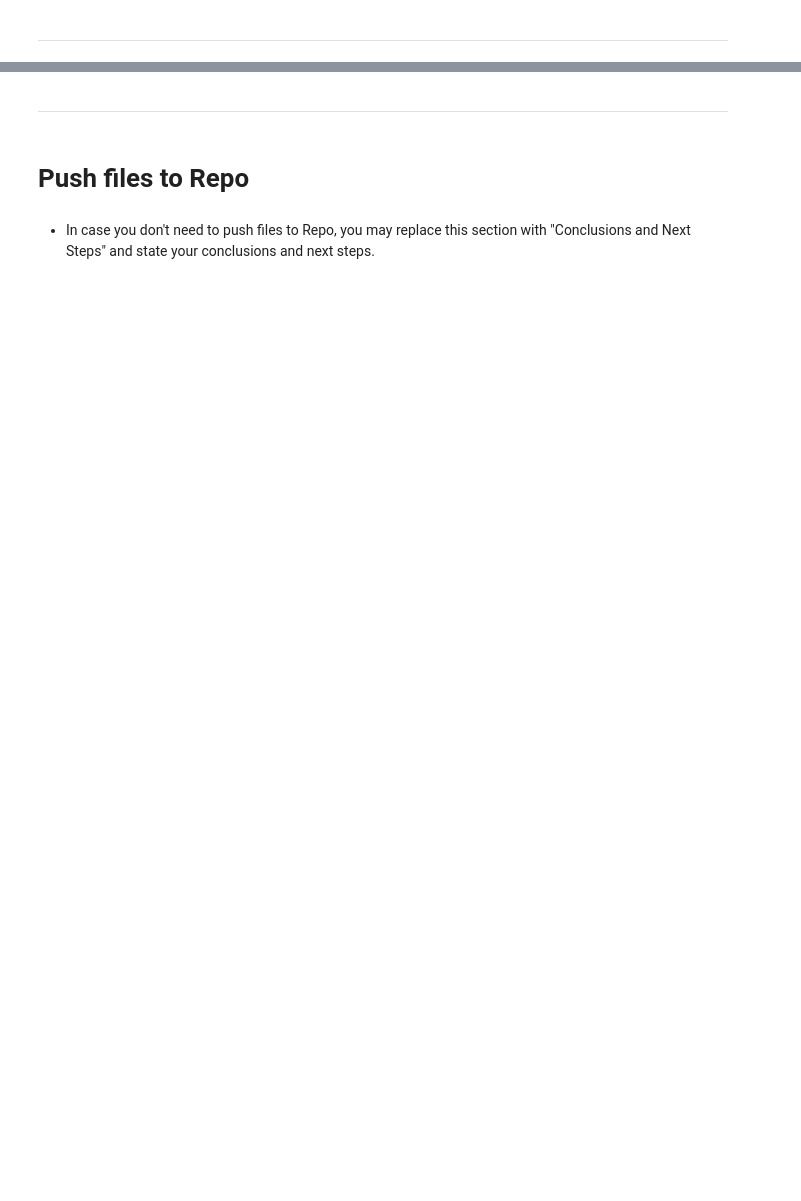
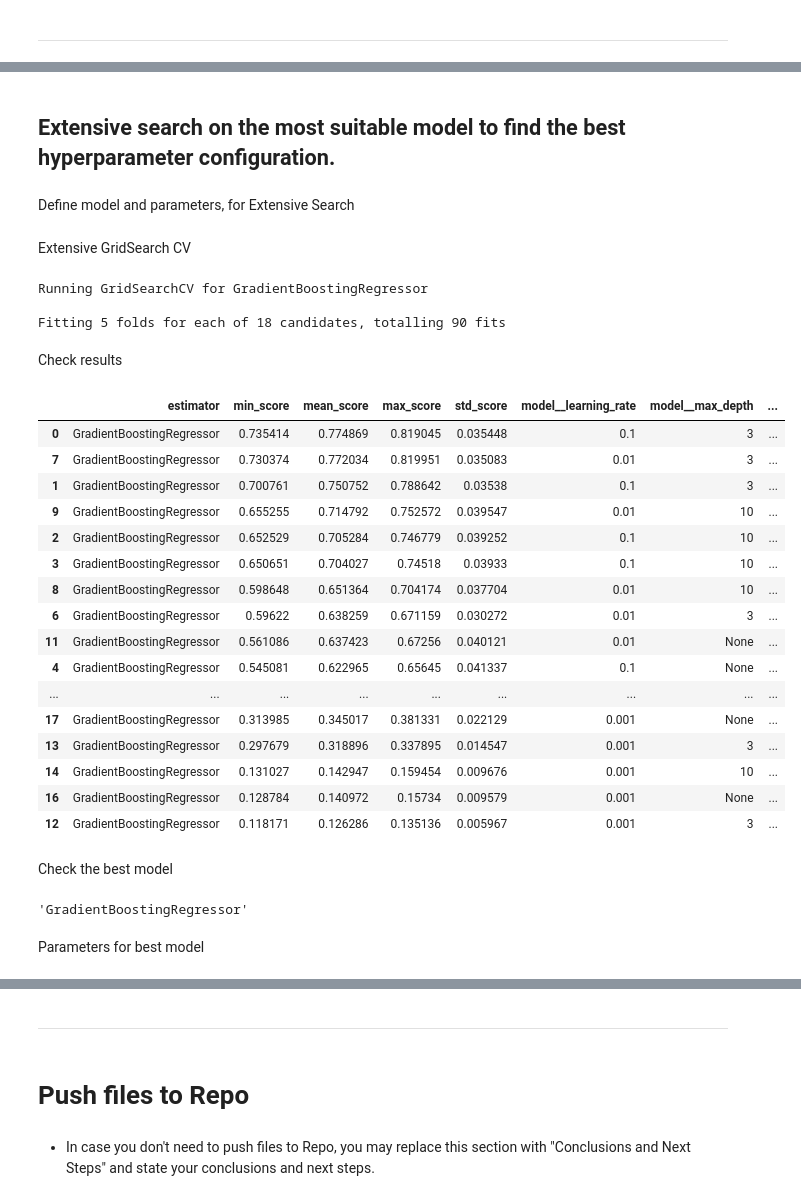
Before and after one commit to Cosmin1907/bitcoin-forecast, a Jupyter notebook: jupyter_notebooks/05 - Modeling and Evaluation - Predict Close.ipynb, the cells around one changed output, grey strips where cells are left out. Cells and saved outputs as stored; diff of their text form; code cells hidden in the pictures; blank space fills up the shorter version.

```diff
--- a/jupyter_notebooks/05 - Modeling and Evaluation - Predict Close.ipynb
+++ b/jupyter_notebooks/05 - Modeling and Evaluation - Predict Close.ipynb
@@ -60,0 +181,11 @@ NOTE
+# %%
+from sklearn.model_selection import train_test_split
+X_train, X_test, y_train, y_test = train_test_split(
+    df.drop(['close'], axis=1),
+    df['close'],
+    test_size=0.2,
+    random_state=0
+)
+
+print("* Train set:", X_train.shape, y_train.shape,
+      "\n* Test set:",  X_test.shape, y_test.shape)
@@ -60,0 +221,3 @@ NOTE
+# %%
+search = HyperparameterOptimizationSearch(models=models_quick_search, params=params_quick_search)
+search.fit(X_train, y_train, scoring='r2', n_jobs=-1, cv=5)
@@ -60,0 +256,64 @@ NOTE
+# %% [markdown]
+## Extensive search on the most suitable model to find the best hyperparameter configuration.
+# %% [markdown]
+Define model and parameters, for Extensive Search
+# %%
+from xgboost import XGBRegressor
+from sklearn.ensemble import GradientBoostingRegressor
+
+models_search = {
+    "GradientBoostingRegressor": GradientBoostingRegressor(random_state=0),
+}
+
+# documentation to help on hyperparameter list:
+# https://scikit-learn.org/stable/modules/generated/sklearn.ensemble.GradientBoostingRegressor.html
+
+
+params_search = {
+    "GradientBoostingRegressor": {
+        'model__n_estimators': [100,300],
+        'model__learning_rate': [1e-1,1e-2,1e-3],
+        'model__max_depth': [3,10,None],
+    }
+}
+# %% [markdown]
+Extensive GridSearch CV
+# %%
+search = HyperparameterOptimizationSearch(models=models_search, params=params_search)
+search.fit(X_train, y_train, scoring = 'r2', n_jobs=-1, cv=5)
+# %% [output]
+Running GridSearchCV for GradientBoostingRegressor
+
+Fitting 5 folds for each of 18 candidates, totalling 90 fits
+# %% [markdown]
+Check results
+# %%
+grid_search_summary, grid_search_pipelines = search.score_summary(sort_by='mean_score')
+grid_search_summary
+# %% [output]
+|  | estimator | min_score | mean_score | max_score | std_score | model__learning_rate | model__max_depth | ... |
+| 0 | GradientBoostingRegressor | 0.735414 | 0.774869 | 0.819045 | 0.035448 | 0.1 | 3 | ... |
+| 7 | GradientBoostingRegressor | 0.730374 | 0.772034 | 0.819951 | 0.035083 | 0.01 | 3 | ... |
+| 1 | GradientBoostingRegressor | 0.700761 | 0.750752 | 0.788642 | 0.03538 | 0.1 | 3 | ... |
+| 9 | GradientBoostingRegressor | 0.655255 | 0.714792 | 0.752572 | 0.039547 | 0.01 | 10 | ... |
+| 2 | GradientBoostingRegressor | 0.652529 | 0.705284 | 0.746779 | 0.039252 | 0.1 | 10 | ... |
+| 3 | GradientBoostingRegressor | 0.650651 | 0.704027 | 0.74518 | 0.03933 | 0.1 | 10 | ... |
+| 8 | GradientBoostingRegressor | 0.598648 | 0.651364 | 0.704174 | 0.037704 | 0.01 | 10 | ... |
+| 6 | GradientBoostingRegressor | 0.59622 | 0.638259 | 0.671159 | 0.030272 | 0.01 | 3 | ... |
+| 11 | GradientBoostingRegressor | 0.561086 | 0.637423 | 0.67256 | 0.040121 | 0.01 | None | ... |
+| 4 | GradientBoostingRegressor | 0.545081 | 0.622965 | 0.65645 | 0.041337 | 0.1 | None | ... |
+| ... | ... | ... | ... | ... | ... | ... | ... | ... |
+| 17 | GradientBoostingRegressor | 0.313985 | 0.345017 | 0.381331 | 0.022129 | 0.001 | None | ... |
+| 13 | GradientBoostingRegressor | 0.297679 | 0.318896 | 0.337895 | 0.014547 | 0.001 | 3 | ... |
+| 14 | GradientBoostingRegressor | 0.131027 | 0.142947 | 0.159454 | 0.009676 | 0.001 | 10 | ... |
+| 16 | GradientBoostingRegressor | 0.128784 | 0.140972 | 0.15734 | 0.009579 | 0.001 | None | ... |
+| 12 | GradientBoostingRegressor | 0.118171 | 0.126286 | 0.135136 | 0.005967 | 0.001 | 3 | ... |
+# %% [markdown]
+Check the best model
+# %%
+best_model = grid_search_summary.iloc[0, 0]
+best_model
+# %% [output]
+'GradientBoostingRegressor'
+# %% [markdown]
+Parameters for best model
```
Also changed, not shown: parts of 29 cells of this notebook, 2 other files.
